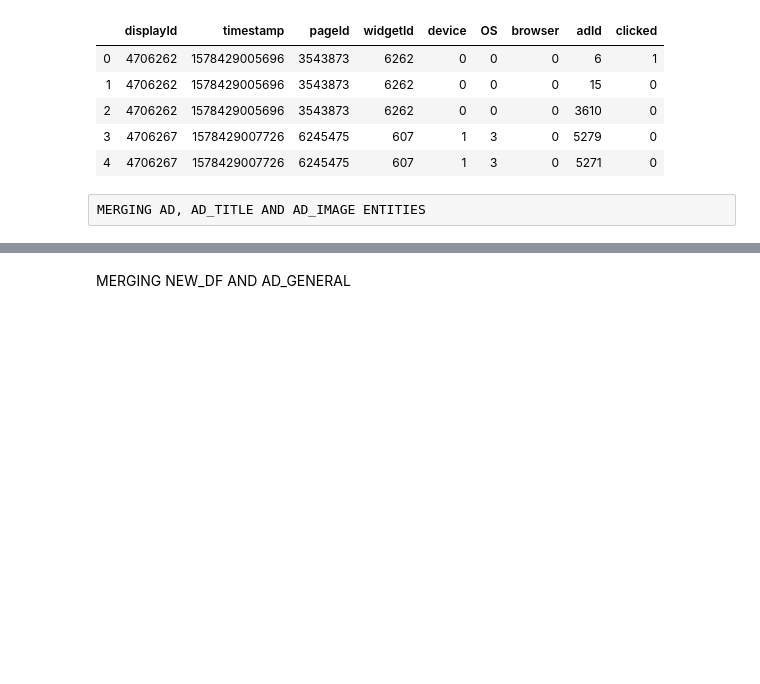
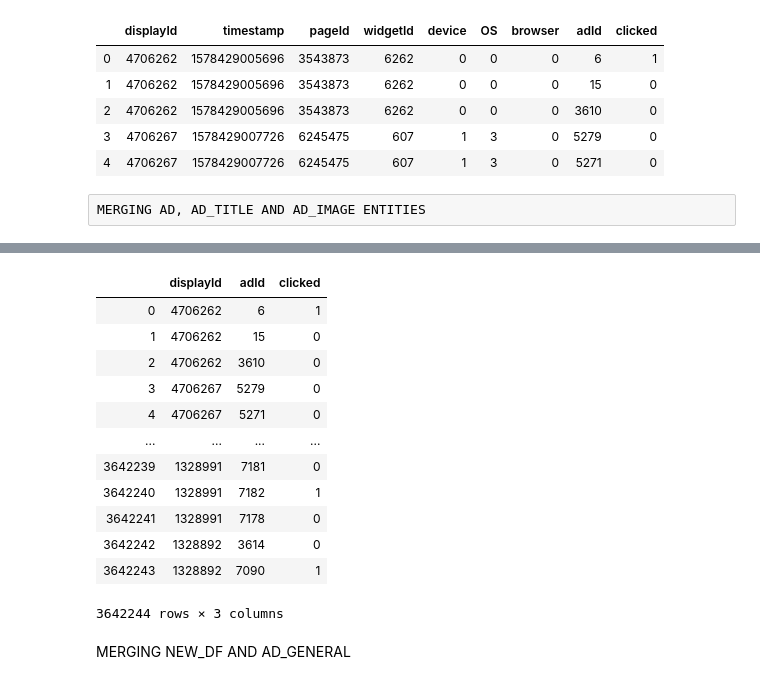
Before and after one commit to sajjad-yazdanparast/data-days, a Jupyter notebook: main.ipynb, the cells around one changed output, grey strips where cells are left out. Drawn from its saved outputs; the diff is of its cells as text; code cells hidden in the pictures; blank space fills up the shorter version.

```diff
--- a/main.ipynb
+++ b/main.ipynb
@@ -117,3 +140,19 @@ ctr_id.describe()
+# %%
+pp
+# %% [output]
+|  | displayId | adId | clicked |
+| 0 | 4706262 | 6 | 1 |
+| 1 | 4706262 | 15 | 0 |
+| 2 | 4706262 | 3610 | 0 |
+| 3 | 4706267 | 5279 | 0 |
+| 4 | 4706267 | 5271 | 0 |
+| ... | ... | ... | ... |
+| 3642239 | 1328991 | 7181 | 0 |
+| 3642240 | 1328991 | 7182 | 1 |
+| 3642241 | 1328991 | 7178 | 0 |
+| 3642242 | 1328892 | 3614 | 0 |
+| 3642243 | 1328892 | 7090 | 1 |
+3642244 rows × 3 columns
 # %%
 mindisplayId = ad['adId'].unique()
 optimizer_list = []
```
Also changed, not shown: parts of 4 cells of this notebook.
